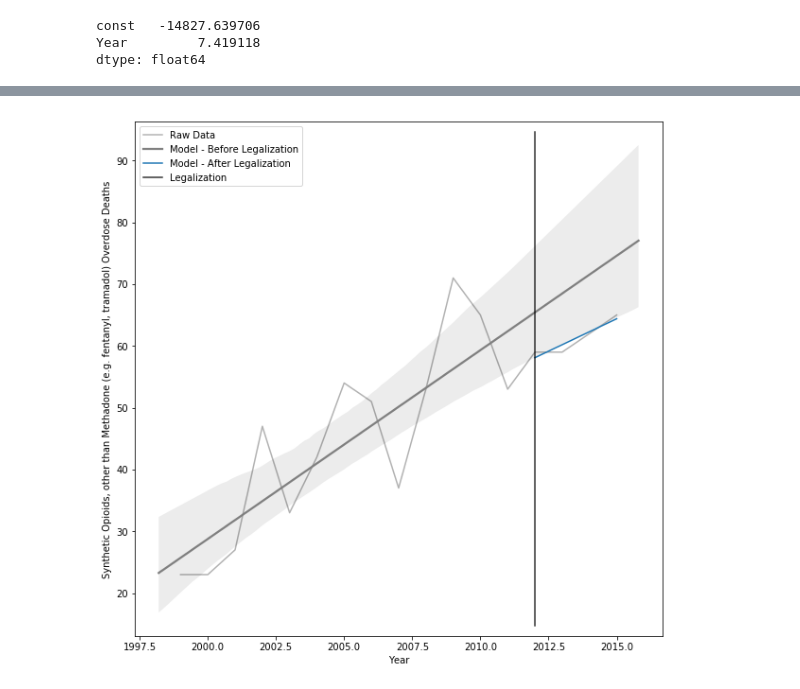
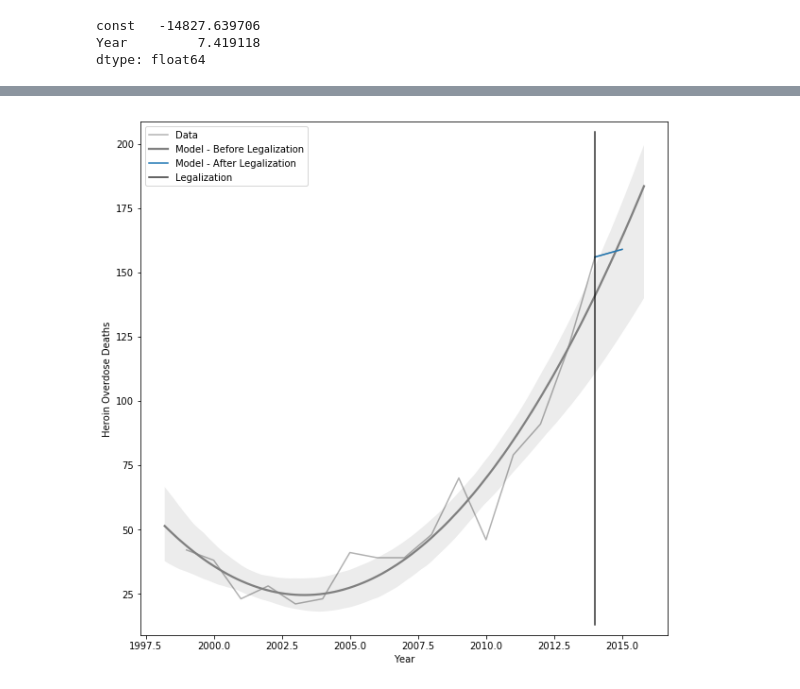
Before and after one commit to displaced-lobster/BDC2019, a Jupyter notebook: Recreational Cannabis.ipynb, the cells around one changed output, grey strips where cells are left out. Drawn from its saved outputs; the diff is of its cells as text; code cells hidden in the pictures.

```diff
--- a/Recreational Cannabis.ipynb
+++ b/Recreational Cannabis.ipynb
@@ -223,11 +223,11 @@ plt.show()
 # %%
-plt.figure(figsize=(10, 10))
-label = od_columns[2]
-ax = sns.lineplot(x='Year', y=label, data=overdose_col, color=GREY, label='Raw Data')
-ax = sns.regplot(x='Year', y=label, data=overdose_col_before, label='Model - Before Legalization',
-                 order=2, scatter=False, color=GREY1)
-ax = sns.lineplot(x='Year', y=label, data=overdose_col_after_model, label='Model - After Legalization')
-plt.axvline(2014, 0.02, 0.98, c=DARKGREY, label='Legalization')
-plt.ylabel(label + ' Overdose Deaths')
-plt.legend(loc='upper left')
-plt.show()
+def plot_models(label, data, data_before, model_after, ylabel, leg_year, order=1, year='Year'):
+    plt.figure(figsize=(10, 10))
+    ax = sns.lineplot(x=year, y=label, data=data, color=GREY, label='Data', ci=None)
+    ax = sns.regplot(x=year, y=label, data=data_before, label='Model - Before Legalization',
+                     order=order, scatter=False, color=GREY1)
+    ax = sns.lineplot(x='Year', y=label, data=model_after, label='Model - After Legalization')
+    plt.axvline(leg_year, 0.02, 0.98, c=DARKGREY, label='Legalization')
+    plt.ylabel(ylabel)
+    plt.legend(loc='upper left')
+    plt.show()
@@ -288,13 +234,5 @@ plt.show()
-# %%
-plt.figure(figsize=(10, 10))
-label = od_columns[4]
-ax = sns.lineplot(x='Year', y=label, data=overdose_wash, color=GREY, label='Raw Data')
-ax = sns.regplot(x='Year', y=label, data=overdose_wash_before, label='Model - Before Legalization',
-                 order=1, scatter=False, color=GREY1)
-ax = sns.lineplot(x='Year', y=label, data=overdose_wash_after_model, label='Model - After Legalization')
-plt.axvline(2012, 0.02, 0.98, c=DARKGREY, label='Legalization')
-plt.ylabel(label + ' Overdose Deaths')
-plt.legend(loc='upper left')
-plt.show()
-# %% [output]
-[figure, removed]
+# %%
+plot_models(od_columns[2], overdose_col, overdose_col_before, overdose_col_after_model,
+           od_columns[2] + ' Overdose Deaths', 2014, order=2)
+# %% [output]
+[figure, added]
```
Also changed, not shown: parts of 25 cells of this notebook.
